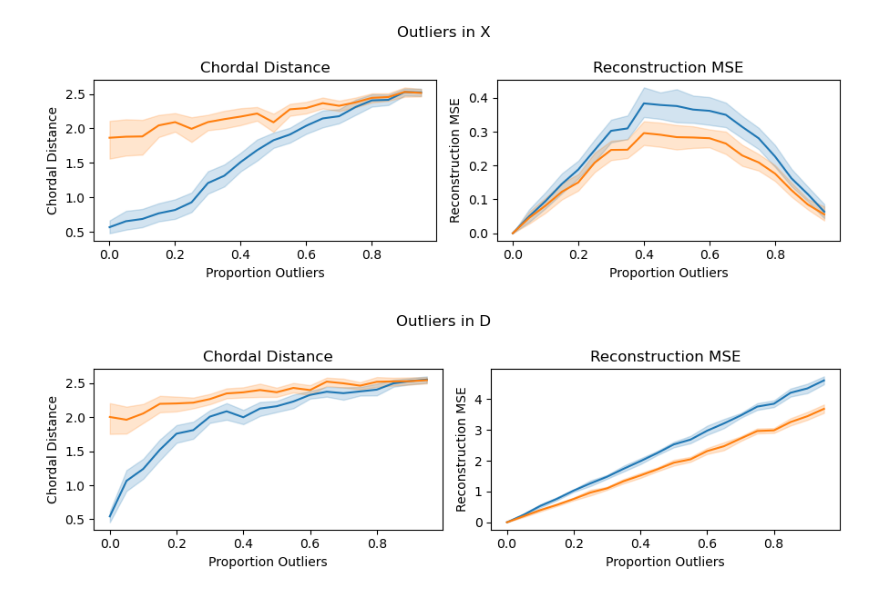
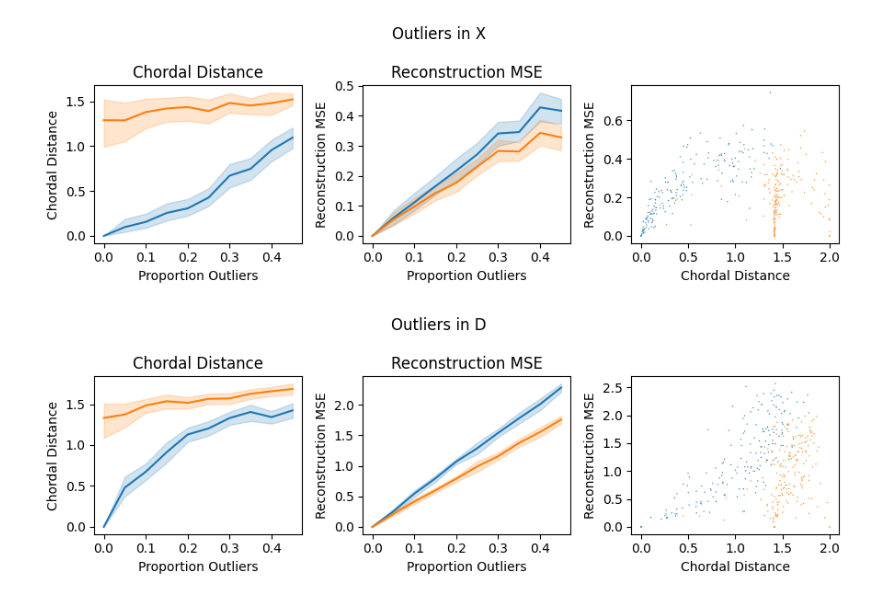
Before and after one commit to tolgabirdal/FlagManifoldsV3, a Jupyter notebook: python/synthetic_reconstruction.ipynb, the cells around one changed output. Saved outputs shown, nothing was run; the diff lists cells and outputs as text; code cells hidden in the pictures.

```diff
--- a/python/synthetic_reconstruction.ipynb
+++ b/python/synthetic_reconstruction.ipynb
@@ -168,7 +236,7 @@ Bs = make_Bs(hidden_flag_type)
 
 results = pd.DataFrame(columns = ['Method','Chordal Distance', 'Noise', 'Noise Dist', 'Reconstruction MSE'])
 
-for noise_type in ['X', 'D', 'X and D']:
+for noise_type in ['X', 'X part', 'D']:
     for noise_dist in distributions:
         for seed_num in range(100):
             for noise_exp in noise_exps:
@@ -206,7 +274,7 @@ def generate_data_outliers(prop_outliers, n, col_ids, noise_type = 'X', verbose
         # First, create a matrix of lower rank (rank < cols)
         rank = hidden_ms[i] # Specify the desired rank
         rand_mat = np.random.randn(rows, rank)
-        hidden_X = ProjMat @ np.linalg.qr(rand_mat)[0][:,:rank]
+        hidden_X = np.linalg.qr(ProjMat @ rand_mat)[0][:,:rank]
         ProjMat = np.eye(rows) - hidden_X @ hidden_X.T
 
         hidden_Xs.append(hidden_X)
@@ -217,7 +285,7 @@ def generate_data_outliers(prop_outliers, n, col_ids, noise_type = 'X', verbose
 
         if noise_type == 'X':
             rand_mat = np.random.randn(rows, rank)
-            outlier_X = outlierProjMat @ np.linalg.qr(rand_mat)[0][:,:rank]
+            outlier_X =  np.linalg.qr(outlierProjMat @ rand_mat)[0][:,:rank]
             outlierProjMat = np.eye(rows)- outlier_X @ outlier_X.T
             for _ in range(n_outliers):
                 random_matrix.append(outlier_X @ np.random.normal(size = (rank,1)))
@@ -247,7 +315,7 @@ def generate_data_outliers(prop_outliers, n, col_ids, noise_type = 'X', verbose
 # %%
 
 col_ids = [20,20]
-outlier_exps = range(20)
+outlier_exps = range(10)
 
 
 def compute_outlier_prop(noise_exp):
@@ -259,33 +327,36 @@ Bs = make_Bs(hidden_flag_type)
 for noise_type in ['X', 'D']:
     results = pd.DataFrame(columns = ['Method','Chordal Distance', 'Noise', 'Noise Dist', 'Reconstruction MSE'])
     for seed_num in range(20):
         for noise_exp in outlier_exps:
             np.random.seed(seed_num)
             prop_outliers = compute_outlier_prop(noise_exp)
 
             D, hidden_Xs = generate_data_outliers(prop_outliers, n, col_ids, noise_type=noise_type, verbose = 0)
 
             results = eval_flagrep(results, D, hidden_Xs, p, prop_outliers, '', Bs, hidden_flag_type, noise_type)
 
             results = eval_svd(results, D, hidden_Xs, p, prop_outliers, '', Bs, hidden_flag_type)
 
-    fig, ax = plt.subplots(1,2, sharex = True, figsize = (9,3))
+    fig, ax = plt.subplots(1,3,  figsize = (9,3))
     fig.suptitle(f'Outliers in {noise_type}')
 
     results['Proportion Outliers'] = results['Noise'].copy()
     sns.lineplot(results, x = 'Proportion Outliers', y = 'Chordal Distance', hue = 'Method', ax = ax[0], legend = False)
     ax[0].set_title('Chordal Distance')
 
     sns.lineplot(results, x = 'Proportion Outliers', y = 'Reconstruction MSE', hue = 'Method', ax = ax[1], legend = False)
     ax[1].set_title('Reconstruction MSE')
 
+    sns.scatterplot(results, x = 'Chordal Distance', y = 'Reconstruction MSE', hue = 'Method', ax = ax[2], legend = False, s= 1)
+    # ax[1].set_title('Reconstruction MSE')
+
 
     plt.tight_layout()
 
     # plt.xscale('log')
 
 
 # plt.yscale('log')
 # %% [output]
-[figure, old version]
+[figure, new version]
-[figure, old version]
+[figure, new version]
```
Also changed, not shown: parts of 3 cells of this notebook, 4 other files.
